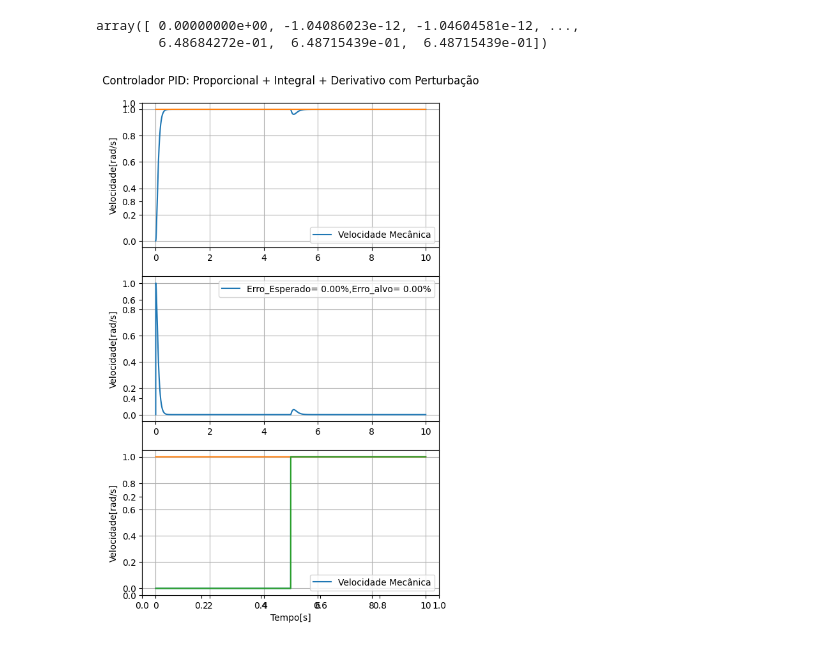
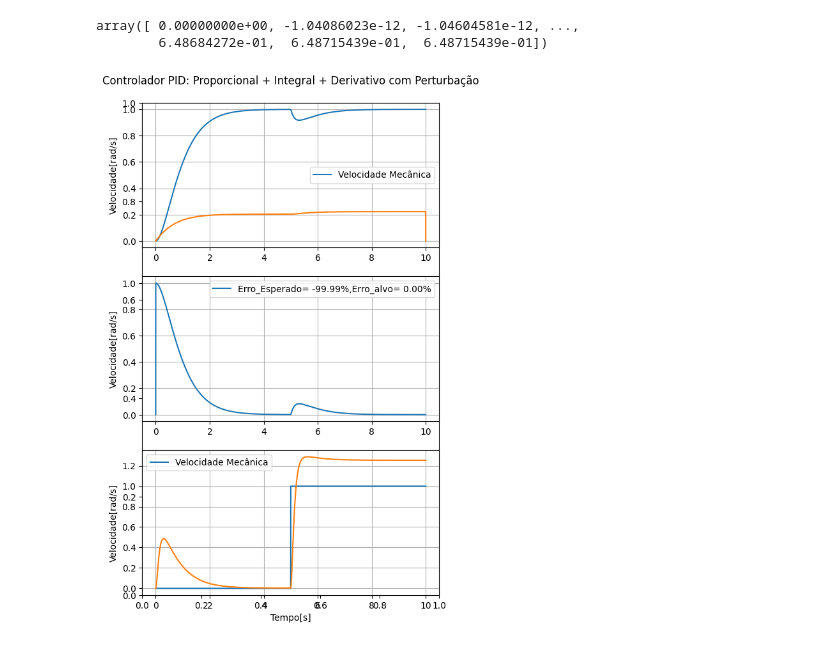
Before and after one commit to valmyr/AcionamentosEletricos_2025.1, a Jupyter notebook: AcionamentosTarefa1.ipynb, the cells around one changed output. Drawn from its saved outputs; the diff is of its cells as text; code cells hidden in the pictures.

```diff
--- a/AcionamentosTarefa1.ipynb
+++ b/AcionamentosTarefa1.ipynb
@@ -321,7 +321,7 @@ Erro_Wr = np.zeros(n_pontos)
 for i in range(n_pontos-1):
   # Cálculo de va(t)
   dva[i] =  (wr_ref[i]-(wr_va[i]+wr_cm[i]))
-  va[i] = Kp*dva[i]+Ki*va[i]
+  va[i] = Kp*h*dva[i]+Ki*va[i]
 
   #Contribuição de va em ia:
   x2_ia_por_va[i+1] = x2_ia_por_va[i]+(h/(T1*T2))*(-x1_ia_por_va[i]-(T1+T2)*x2_ia_por_va[i]+Ka*va[i])
@@ -361,11 +361,11 @@ plt.subplot(4,1,3)
 plt.grid(True)
 plt.plot(t,wr_ref)
 plt.plot(t,cm)
-plt.legend(["Velocidade Mecânica"])
+plt.legend(["Velocidade Mecânica","Conjugado Mecânico"])
 plt.xlabel("Tempo[s]")
 plt.subplot(4,1,4)
 plt.plot(t,ia)
-plt.legend([" I_a"])
+plt.legend(["Corrente de Armadura"])
 plt.ylabel("Ia(t)")
 plt.xlabel("Tempo[s]")
 plt.grid(True)
@@ -381,7 +381,7 @@ array([ 0.00000000e+00, -1.04086023e-12, -1.04604581e-12, ...,
         6.48684272e-01,  6.48715439e-01,  6.48715439e-01])
 # %%
 E_tolerado = 0
-sf =-20
+sf =-2
 Td = -1/(2*sf)
 Ki = 1/(4*Kc*Td)
 Kp = (T1+T2-Td)*Ki
@@ -409,14 +409,15 @@ x2_wr_por_cm = np.zeros(n_pontos)
 cm = np.array([1 if(i >=n_pontos//2) else 0 for i in range(n_pontos)])
 sel = 0
 if(sel==0):
-  va = np.ones(n_pontos)
   wr_ref = np.ones(n_pontos)
 elif(sel==1):
   wr_ref= np.array([1 if(i >= n_pontos//2) else i*(1/(n_pontos//2))for i in range(n_pontos)])
-  va= np.array([1 if(i >= n_pontos//2) else i*(1/(n_pontos//2))for i in range(n_pontos)])
 else:
   wr_ref = np.sin(2*np.pi*50*t)
-  va = np.sin(2*np.pi*50*t)
+
+dva = np.zeros(n_pontos)
+d2va = np.zeros(n_pontos)
+va = np.zeros(n_pontos)
 #Saídas
 ia_va = np.zeros(n_pontos)
 ia_cm = np.zeros(n_pontos)
@@ -427,6 +428,9 @@ wr = np.zeros(n_pontos)
 Erro_Wr = np.zeros(n_pontos)
 
 for i in range(n_pontos-1):
+  dva[i+1] = dva[i]+h*d2va[i]
+  d2va[i+1] = d2va[i]+(h/Td)*((wr_ref[i]-(wr_va[i]+wr_cm[i]))-d2va[i])
+  va[i] = d2va[i]*(Td*Kp+Kd) +(Kp+Ki*Td+Kd)*dva[i] + Ki*va[i]
   #Contribuição de va em ia:
   x2_ia_por_va[i+1] = x2_ia_por_va[i]+(h/(T1*T2))*(-x1_ia_por_va[i]-(T1+T2)*x2_ia_por_va[i]+Ka*va[i])
   x1_ia_por_va[i+1] = x1_ia_por_va[i]+h*x2_ia_por_va[i]
@@ -444,33 +448,33 @@ for i in range(n_pontos-1):
 
   #Contribuição de cm em wr:
   x2_wr_por_cm[i+1] = x2_wr_por_cm[i]+(h/(T1*T2))*(-x1_wr_por_cm[i]-(T1+T2)*x2_wr_por_cm[i]-Kw*cm[i])
   x1_wr_por_cm[i+1] = x1_wr_por_cm[i]+h*x2_wr_por_cm[i]
   wr_cm[i+1] =  x1_wr_por_cm[i]+Tw*x2_wr_por_cm[i]
 ia = ia_cm+ia_va
 wr = wr_cm+wr_va
 # ea= kc*fe_non*ia
 plt.figure(figsize=(6,10))
 plt.title("Controlador PID: Proporcional + Integral + Derivativo com Perturbação\n")
 plt.subplot(3,1,1)
 plt.grid(True)
 plt.plot(t,wr)
 plt.plot(t,va)
 plt.legend(["Velocidade Mecânica"])
 plt.ylabel("Velocidade[rad/s]")
 plt.subplot(3,1,2)
 plt.grid(True)
 plt.plot(t,Erro_Wr)
 plt.legend([f"Erro_Esperado= {100*max(va[n_pontos-1:]-wr[n_pontos-1:]):.2f}%,Erro_alvo= {E_tolerado*100:.2f}%"])
 plt.ylabel("Velocidade[rad/s]")
 plt.subplot(3,1,3)
 plt.grid(True)
 plt.plot(t,cm)
 # plt.plot(t,wr_cm)
-plt.plot(t,wr_ref)
-plt.plot(t,cm)
+plt.plot(t,ia)
+# plt.plot(t,cm)
 plt.legend(["Velocidade Mecânica"])
 plt.ylabel("Velocidade[rad/s]")
 plt.xlabel("Tempo[s]")
 plt.show()
 # %% [output]
-[figure, old version]
+[figure, new version]
```
Also changed, not shown: parts of 1 cell of this notebook.
